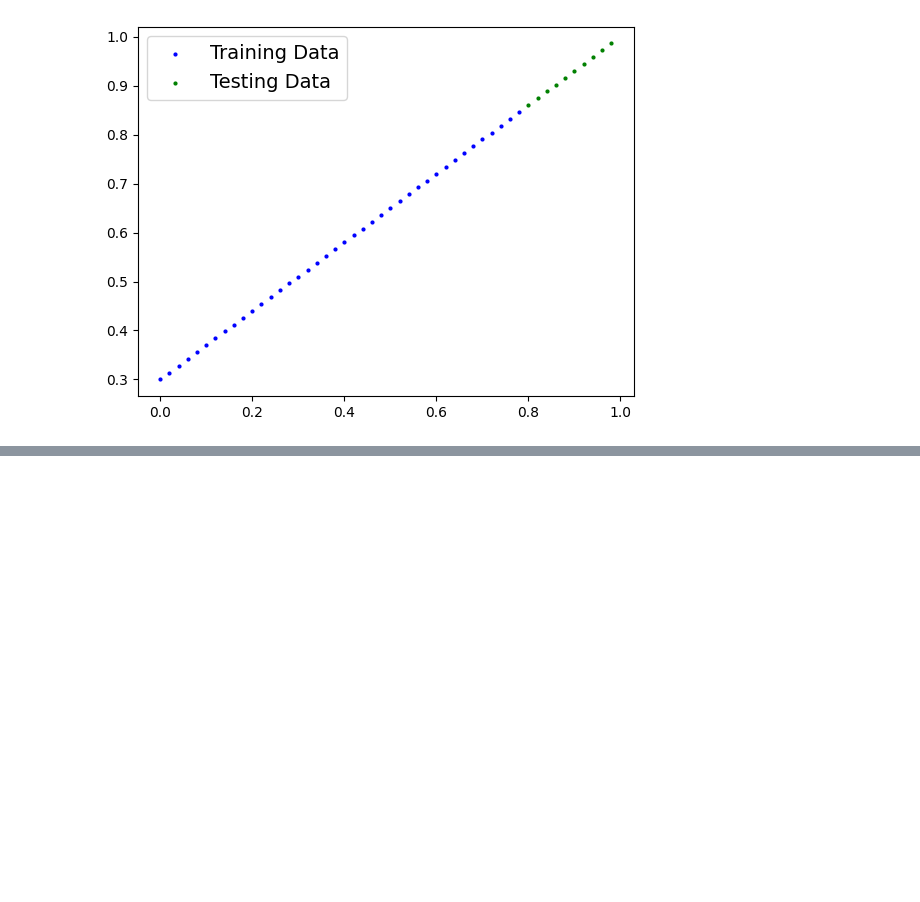
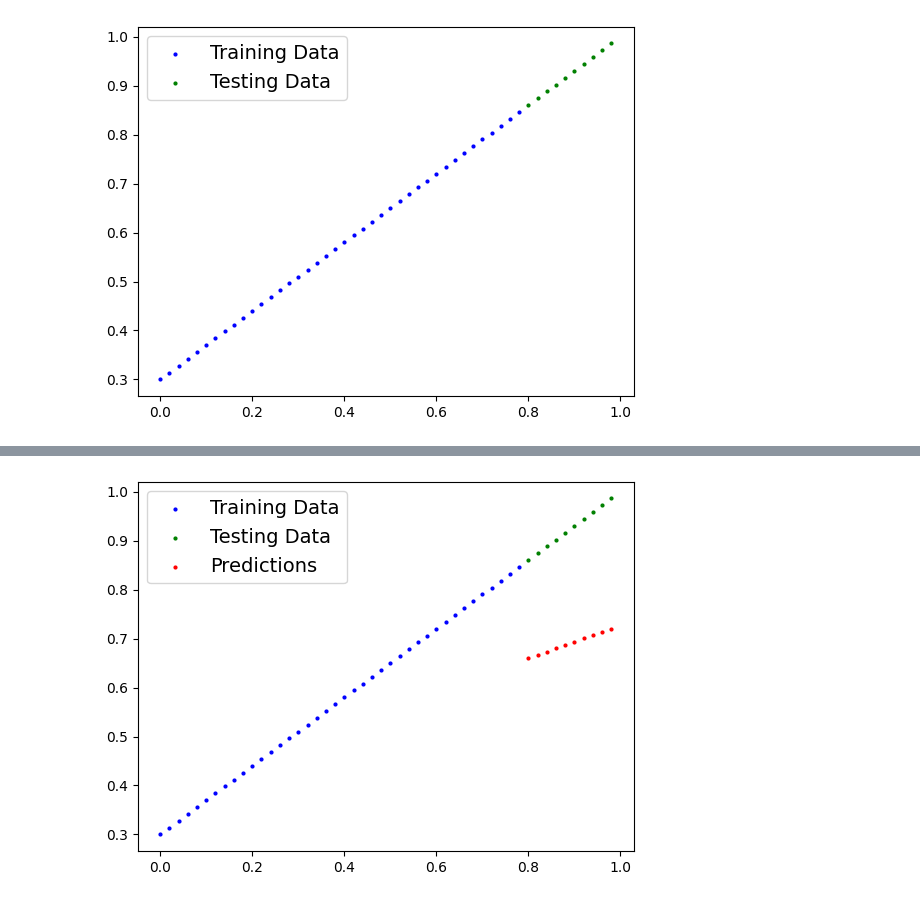
Before and after one commit to iamchenchu/Deep-Learning-with-PyTorch, a Jupyter notebook: 02_Deep_Learning_with_PyTorch_Work_Flow.ipynb, the cells around one changed output, grey strips where cells are left out. Cells and saved outputs as stored; diff of their text form; code cells hidden in the pictures; blank space fills up the shorter version.

```diff
--- a/02_Deep_Learning_with_PyTorch_Work_Flow.ipynb
+++ b/02_Deep_Learning_with_PyTorch_Work_Flow.ipynb
@@ -198,0 +441,4 @@ class LinearRegressionModel(nn.Module):# <- Almost everything in PyTorch inherit
+# %%
+plot_predictions(predictions=y_preds)
+# %% [output]
+[figure, added]
```
Also changed, not shown: parts of 21 cells of this notebook.
